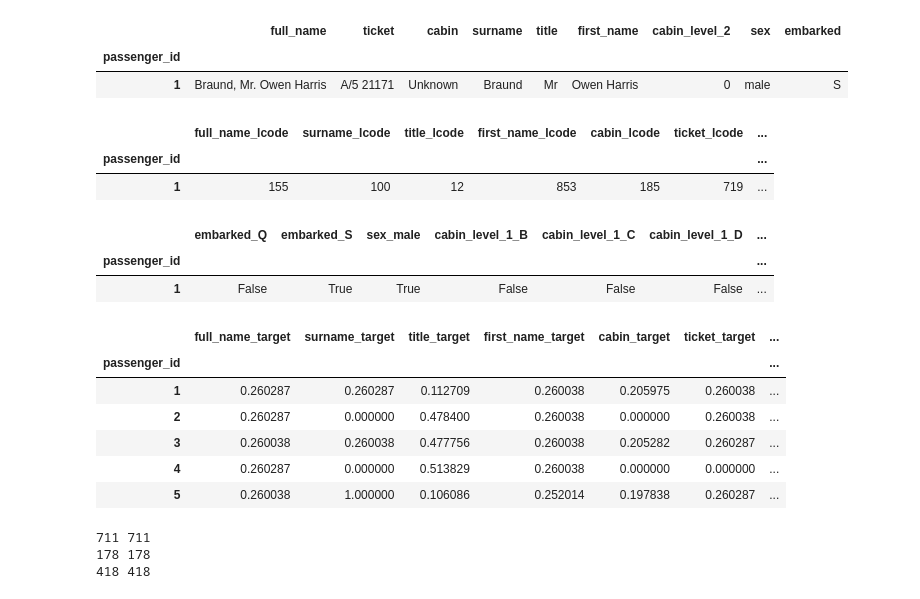
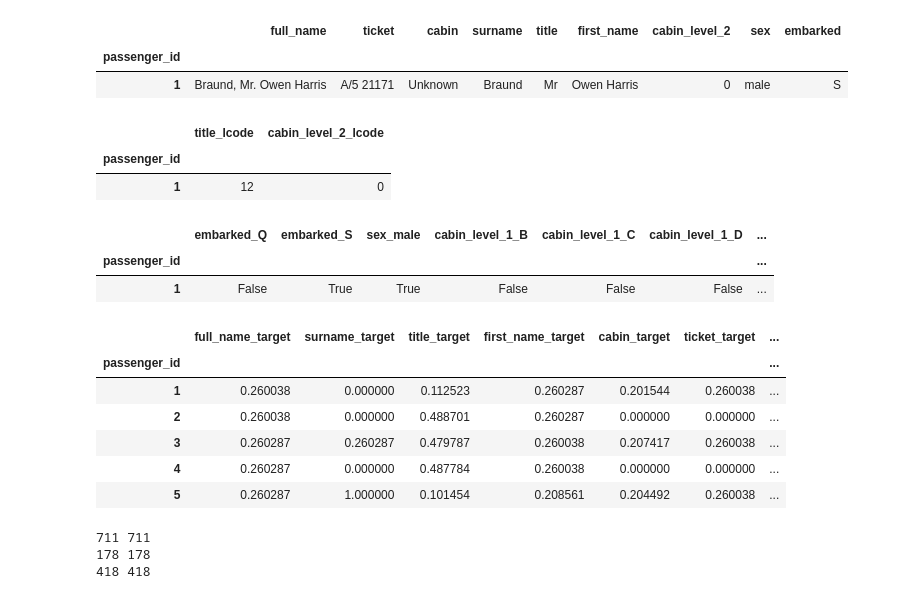
Before and after one commit to supermarmar/titanic_v2, a Jupyter notebook: notebooks/02.2-mas-train-test-split.ipynb, the cells around one changed output. Cells and saved outputs as stored; diff of their text form; code cells hidden in the pictures.

```diff
--- a/notebooks/04-mas-train-test-split.ipynb
+++ b/notebooks/02.2-mas-train-test-split.ipynb
@@ -22,8 +22,8 @@ from titanic.config import PROCESSED_DATA_DIR
 # %% [markdown]
 ## **Reading Data**
 # %%
-os.chdir(PROCESSED_DATA_DIR)
-final_df = pd.read_parquet("titanic_processed.parquet")
+os.chdir(INTERIM_DATA_DIR)
+final_df = pd.read_parquet("transformed.parquet")
 final_df.head(1)
 # %% [output]
 |  | siblings_spouses | parents_children | num_rooms | age | fare | survived | passenger_class | ... |
@@ -156,23 +156,23 @@ final_df[nominal_features].head(1)
 | 1 | Braund, Mr. Owen Harris | A/5 21171 | Unknown | Braund | Mr | Owen Harris | 0 | male | S |
 # %%
 label_encoded_features = [
-    "full_name_lcode",
-    "surname_lcode",
+    # "full_name_lcode",
+    # "surname_lcode",
     "title_lcode",
-    "first_name_lcode",
-    "cabin_lcode",
-    "ticket_lcode",
+    # "first_name_lcode",
+    # "cabin_lcode",
+    # "ticket_lcode",
     "cabin_level_2_lcode",
     # "sex_lcode",
     # "embarked_lcode",
     # "cabin_level_1_lcode",
 ]
 
 final_df[label_encoded_features].head(1)
 # %% [output]
-|  | full_name_lcode | surname_lcode | title_lcode | first_name_lcode | cabin_lcode | ticket_lcode | ... |
-| passenger_id |  |  |  |  |  |  | ... |
-| 1 | 155 | 100 | 12 | 853 | 185 | 719 | ... |
+|  | title_lcode | cabin_level_2_lcode |
+| passenger_id |  |  |
+| 1 | 12 | 0 |
 # %%
 one_hot_encoded_features = [
     # "embarked_C",
@@ -208,11 +208,11 @@ final_df[target_encoded_features].head(5)
 # %% [output]
 |  | full_name_target | surname_target | title_target | first_name_target | cabin_target | ticket_target | ... |
 | passenger_id |  |  |  |  |  |  | ... |
-| 1 | 0.260287 | 0.260287 | 0.112709 | 0.260038 | 0.205975 | 0.260038 | ... |
-| 2 | 0.260287 | 0.000000 | 0.478400 | 0.260038 | 0.000000 | 0.260038 | ... |
-| 3 | 0.260038 | 0.260038 | 0.477756 | 0.260038 | 0.205282 | 0.260287 | ... |
-| 4 | 0.260287 | 0.000000 | 0.513829 | 0.260038 | 0.000000 | 0.000000 | ... |
-| 5 | 0.260038 | 1.000000 | 0.106086 | 0.252014 | 0.197838 | 0.260287 | ... |
+| 1 | 0.260038 | 0.000000 | 0.112523 | 0.260287 | 0.201544 | 0.260038 | ... |
+| 2 | 0.260038 | 0.000000 | 0.488701 | 0.260287 | 0.000000 | 0.000000 | ... |
+| 3 | 0.260287 | 0.260287 | 0.479787 | 0.260038 | 0.207417 | 0.260038 | ... |
+| 4 | 0.260287 | 0.000000 | 0.487784 | 0.260038 | 0.000000 | 0.000000 | ... |
+| 5 | 0.260287 | 1.000000 | 0.101454 | 0.208561 | 0.204492 | 0.260038 | ... |
 # %%
 target_variable = "survived"
 selected_features = (
```
Also changed, not shown: parts of 3 cells of this notebook, 21 other files.
